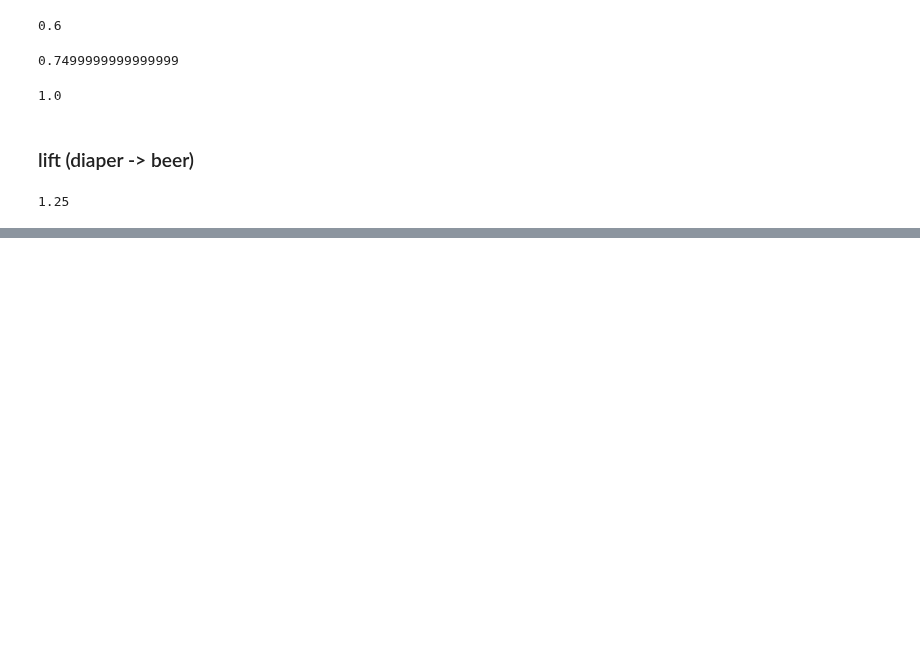
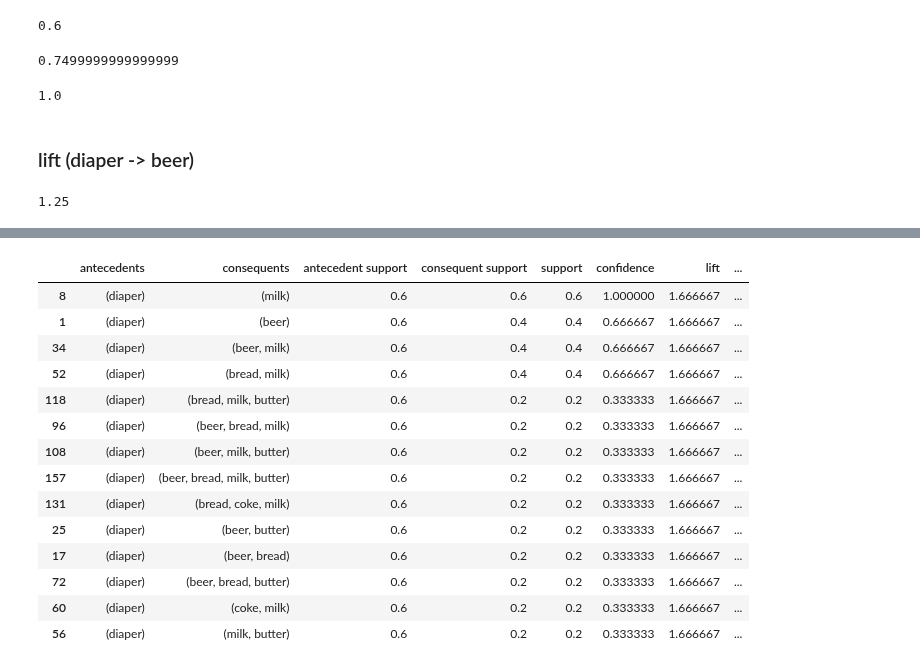
Before and after one commit to pNatTueku/ml_learning_with_ajprasertcbs, a Jupyter notebook: notebooks/market_basket_analysis.ipynb, the cells around one changed output, grey strips where cells are left out. Drawn from its saved outputs; the diff is of its cells as text; code cells hidden in the pictures; blank space fills up the shorter version.

```diff
--- a/notebooks/market_basket_analysis.ipynb
+++ b/notebooks/market_basket_analysis.ipynb
@@ -454,0 +593,18 @@ lift
+# %%
+rules[rules['antecedents'] == {'diaper'}]
+# %% [output]
+|  | antecedents | consequents | antecedent support | consequent support | support | confidence | lift | ... |
+| 8 | (diaper) | (milk) | 0.6 | 0.6 | 0.6 | 1.000000 | 1.666667 | ... |
+| 1 | (diaper) | (beer) | 0.6 | 0.4 | 0.4 | 0.666667 | 1.666667 | ... |
+| 34 | (diaper) | (beer, milk) | 0.6 | 0.4 | 0.4 | 0.666667 | 1.666667 | ... |
+| 52 | (diaper) | (bread, milk) | 0.6 | 0.4 | 0.4 | 0.666667 | 1.666667 | ... |
+| 118 | (diaper) | (bread, milk, butter) | 0.6 | 0.2 | 0.2 | 0.333333 | 1.666667 | ... |
+| 96 | (diaper) | (beer, bread, milk) | 0.6 | 0.2 | 0.2 | 0.333333 | 1.666667 | ... |
+| 108 | (diaper) | (beer, milk, butter) | 0.6 | 0.2 | 0.2 | 0.333333 | 1.666667 | ... |
+| 157 | (diaper) | (beer, bread, milk, butter) | 0.6 | 0.2 | 0.2 | 0.333333 | 1.666667 | ... |
+| 131 | (diaper) | (bread, coke, milk) | 0.6 | 0.2 | 0.2 | 0.333333 | 1.666667 | ... |
+| 25 | (diaper) | (beer, butter) | 0.6 | 0.2 | 0.2 | 0.333333 | 1.666667 | ... |
+| 17 | (diaper) | (beer, bread) | 0.6 | 0.2 | 0.2 | 0.333333 | 1.666667 | ... |
+| 72 | (diaper) | (beer, bread, butter) | 0.6 | 0.2 | 0.2 | 0.333333 | 1.666667 | ... |
+| 60 | (diaper) | (coke, milk) | 0.6 | 0.2 | 0.2 | 0.333333 | 1.666667 | ... |
+| 56 | (diaper) | (milk, butter) | 0.6 | 0.2 | 0.2 | 0.333333 | 1.666667 | ... |
```
Also changed, not shown: parts of 18 cells of this notebook.
